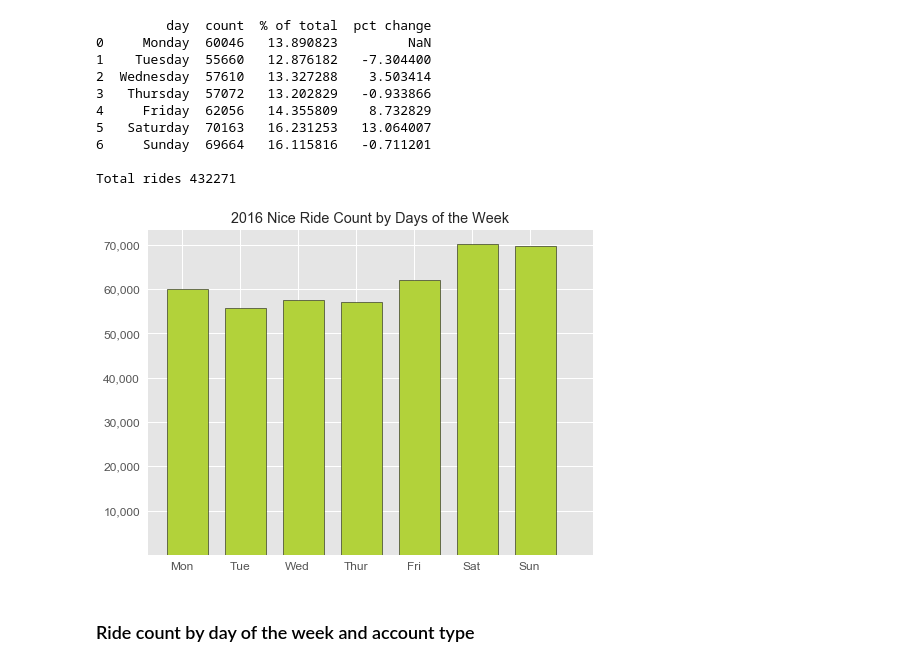
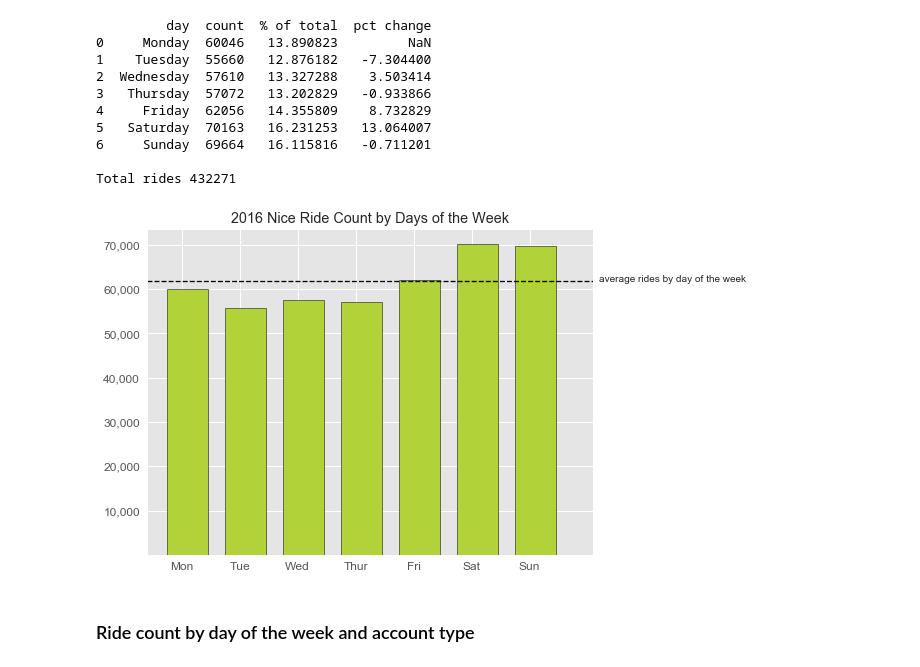
Before and after one commit to Larkin22/MN-Nice-Ride, a Jupyter notebook: MN Nice Ride - Ride Data 2016.ipynb, the cells around one changed output. Drawn from its saved outputs; the diff is of its cells as text; code cells hidden in the pictures.

Commit message:
Push MN Nice Ride project

```diff
--- a/MN Nice Ride - Ride Data 2016.ipynb
+++ b/MN Nice Ride - Ride Data 2016.ipynb
@@ -700,16 +700,20 @@ Total rides 432271
 # %%
 fig = plt.figure(figsize=(8, 6))
 plt.gca()
 plt.xticks([0, 1, 2, 3, 4, 5, 6],
            ['Mon', 'Tue', 'Wed', 'Thur', 'Fri', 'Sat', 'Sun'], fontsize=12)
 plt.yticks([10000, 20000, 30000, 40000, 50000, 60000, 70000],
            ['10,000', '20,000', '30,000', '40,000', '50,000',
             '60,000', '70,000'], fontsize=12)
 plt.hist(mn_complete.day_of_week, bins=np.arange(8)-0.25,
          width=0.70, color='#B2D23A', edgecolor='#000000')
+avg = mn_complete.weekday.value_counts().mean()
+plt.axhline(y=avg, color='000000', label='Average',
+            linestyle='--', linewidth=1.33)
+plt.text(7.20, avg, 'average rides by day of the week', rotation=0)
 plt.title("2016 Nice Ride Count by Days of the Week");
 # %% [output]
-[figure, old version]
+[figure, new version]
 # %% [markdown]
 ### Ride count by day of the week and account type
 # %%
```
Also changed, not shown: parts of 1 cell of this notebook.
